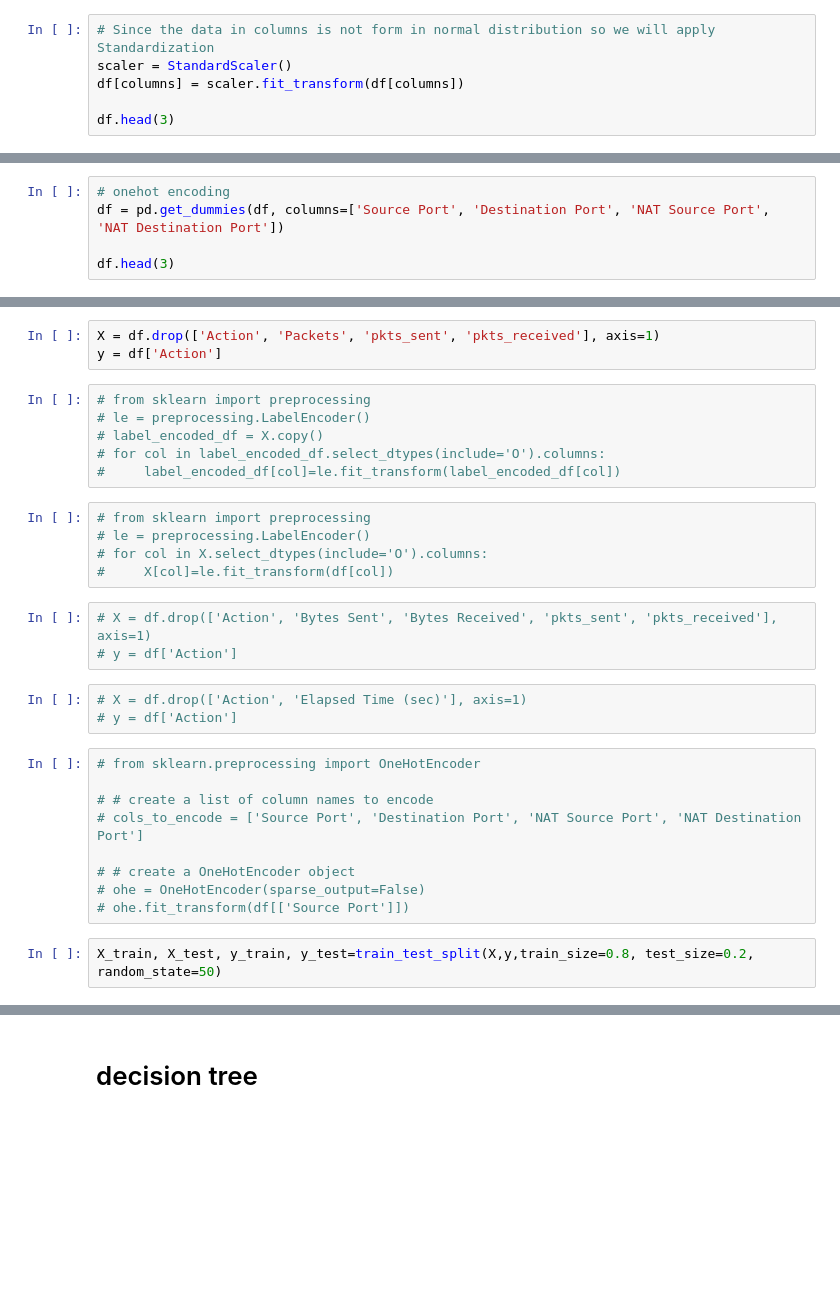
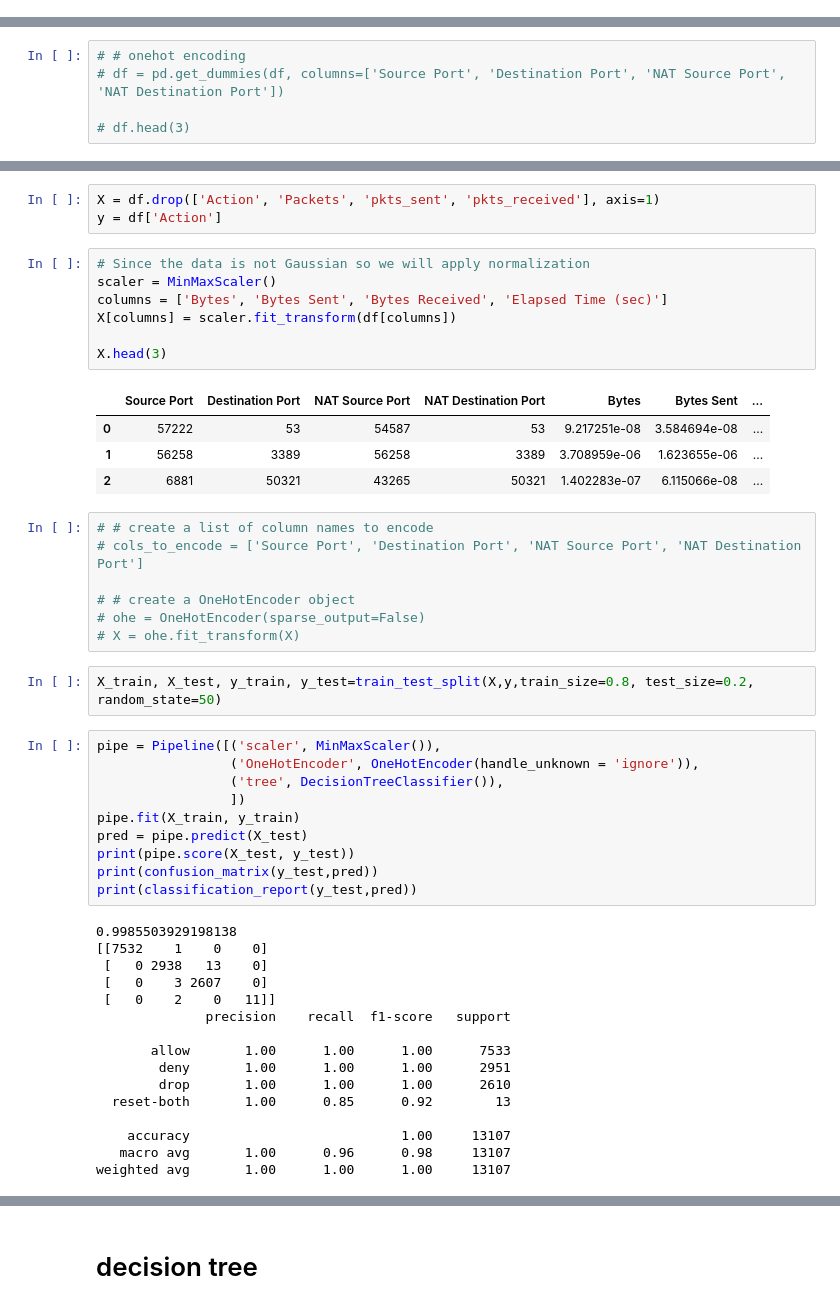
Before and after one commit to terjirapat/ML_ClassificationOfFirewall, a Jupyter notebook: main.ipynb, the cells around one changed output, grey strips where cells are left out. Cells and saved outputs as stored; diff of their text form; blank space fills up the shorter version.

Commit message:
edit pipeline

```diff
--- a/main.ipynb
+++ b/main.ipynb
@@ -232,6 +199,0 @@ plt.show()
-# %%
-# Since the data in columns is not form in normal distribution so we will apply Standardization
-scaler = StandardScaler()
-df[columns] = scaler.fit_transform(df[columns])
-
-df.head(3)
@@ -243,5 +200,5 @@ df.head(3)
 # %%
-# onehot encoding
-df = pd.get_dummies(df, columns=['Source Port', 'Destination Port', 'NAT Source Port', 'NAT Destination Port'])
+# # onehot encoding
+# df = pd.get_dummies(df, columns=['Source Port', 'Destination Port', 'NAT Source Port', 'NAT Destination Port'])
 
-df.head(3)
+# df.head(3)
@@ -254,31 +205,50 @@ df.head(3)
 # %%
 X = df.drop(['Action', 'Packets', 'pkts_sent', 'pkts_received'], axis=1)
 y = df['Action']
-# %%
-# from sklearn import preprocessing
-# le = preprocessing.LabelEncoder()
-# label_encoded_df = X.copy()
-# for col in label_encoded_df.select_dtypes(include='O').columns:
-#     label_encoded_df[col]=le.fit_transform(label_encoded_df[col])
-# %%
-# from sklearn import preprocessing
-# le = preprocessing.LabelEncoder()
-# for col in X.select_dtypes(include='O').columns:
-#     X[col]=le.fit_transform(df[col])
-# %%
-# X = df.drop(['Action', 'Bytes Sent', 'Bytes Received', 'pkts_sent', 'pkts_received'], axis=1)
-# y = df['Action']
-# %%
-# X = df.drop(['Action', 'Elapsed Time (sec)'], axis=1)
-# y = df['Action']
+# %%
+# Since the data is not Gaussian so we will apply normalization
+scaler = MinMaxScaler()
+columns = ['Bytes', 'Bytes Sent', 'Bytes Received', 'Elapsed Time (sec)']
+X[columns] = scaler.fit_transform(df[columns])
+
+X.head(3)
+# %% [output]
+|  | Source Port | Destination Port | NAT Source Port | NAT Destination Port | Bytes | Bytes Sent | ... |
+| 0 | 57222 | 53 | 54587 | 53 | 9.217251e-08 | 3.584694e-08 | ... |
+| 1 | 56258 | 3389 | 56258 | 3389 | 3.708959e-06 | 1.623655e-06 | ... |
+| 2 | 6881 | 50321 | 43265 | 50321 | 1.402283e-07 | 6.115066e-08 | ... |
 # %%
-# from sklearn.preprocessing import OneHotEncoder
-
 # # create a list of column names to encode
 # cols_to_encode = ['Source Port', 'Destination Port', 'NAT Source Port', 'NAT Destination Port']
 
 # # create a OneHotEncoder object
 # ohe = OneHotEncoder(sparse_output=False)
-# ohe.fit_transform(df[['Source Port']])
+# X = ohe.fit_transform(X)
 # %%
 X_train, X_test, y_train, y_test=train_test_split(X,y,train_size=0.8, test_size=0.2, random_state=50)
+# %%
+pipe = Pipeline([('scaler', MinMaxScaler()),
+                 ('OneHotEncoder', OneHotEncoder(handle_unknown = 'ignore')),
+                 ('tree', DecisionTreeClassifier()),
+                 ])
+pipe.fit(X_train, y_train)
+pred = pipe.predict(X_test)
+print(pipe.score(X_test, y_test))
+print(confusion_matrix(y_test,pred))
+print(classification_report(y_test,pred))
+# %% [output]
+0.9985503929198138
+[[7532    1    0    0]
+ [   0 2938   13    0]
+ [   0    3 2607    0]
+ [   0    2    0   11]]
+              precision    recall  f1-score   support
+
+       allow       1.00      1.00      1.00      7533
+        deny       1.00      1.00      1.00      2951
+        drop       1.00      1.00      1.00      2610
+  reset-both       1.00      0.85      0.92        13
+
+    accuracy                           1.00     13107
+   macro avg       1.00      0.96      0.98     13107
+weighted avg       1.00      1.00      1.00     13107
```
Also changed, not shown: parts of 24 cells of this notebook.
